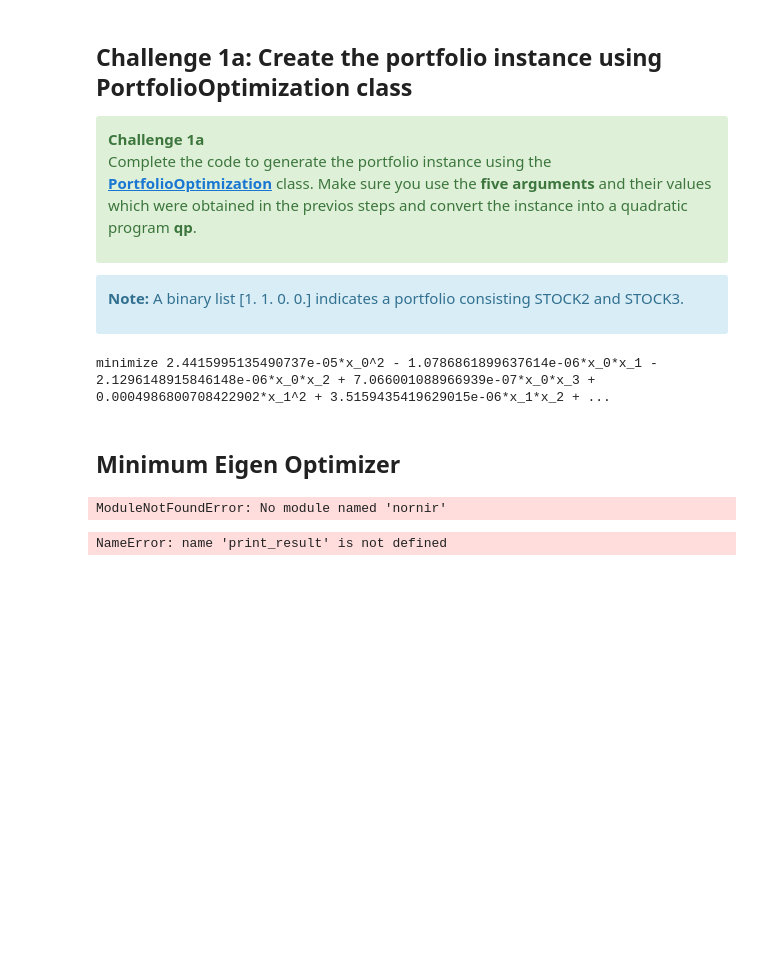
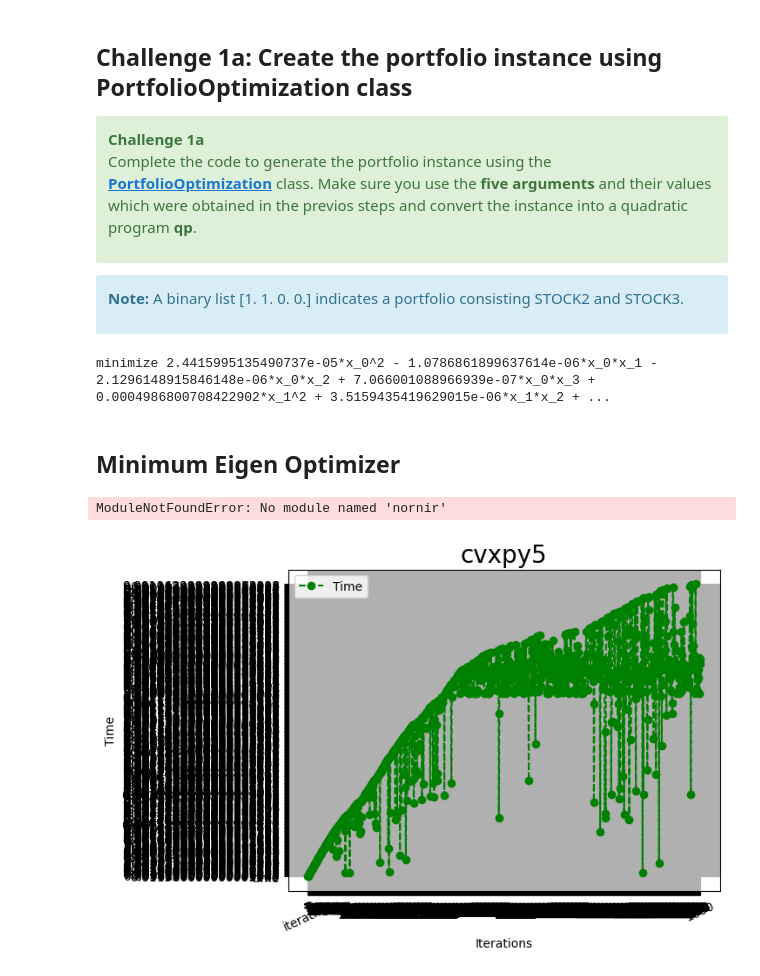
Before and after one commit to tulliavu/QPO, a Jupyter notebook: Tullia1stproject.ipynb, the cells around one changed output. Saved outputs shown, nothing was run; the diff lists cells and outputs as text; code cells hidden in the pictures; blank space fills up the shorter version.

```diff
--- a/Tullia1stproject.ipynb
+++ b/Tullia1stproject.ipynb
@@ -221,11 +221,28 @@ minimize 2.4415995135490737e-05*x_0^2 - 1.0786861899637614e-06*x_0*x_1 - 2.12961
 from nornir.core.task import Result
 # %% [output]
 ModuleNotFoundError: No module named 'nornir'
-# %%
-exact_mes = NumPyMinimumEigensolver()
-exact_eigensolver = MinimumEigenOptimizer(exact_mes)
-result = exact_eigensolver.solve(qp)
-
-print_result(result)
-# %% [output]
-NameError: name 'print_result' is not defined
+# %%
+import matplotlib.pyplot as plt
+import csv
+
+x = []
+y = []
+
+with open('cvxpy5.csv','r') as csvfile:
+    lines = csv.reader(csvfile, delimiter=',')
+    for row in lines:
+        x.append(row[1])
+        y.append(row[2])
+
+plt.plot(x, y, color = 'g', linestyle = 'dashed',
+         marker = 'o',label = "Time")
+
+plt.xticks(rotation = 25)
+plt.xlabel('Iterations')
+plt.ylabel('Time')
+plt.title('cvxpy5', fontsize = 20)
+plt.grid()
+plt.legend()
+plt.show()
+# %% [output]
+[figure, added]
```
Also changed, not shown: 9 other files.
